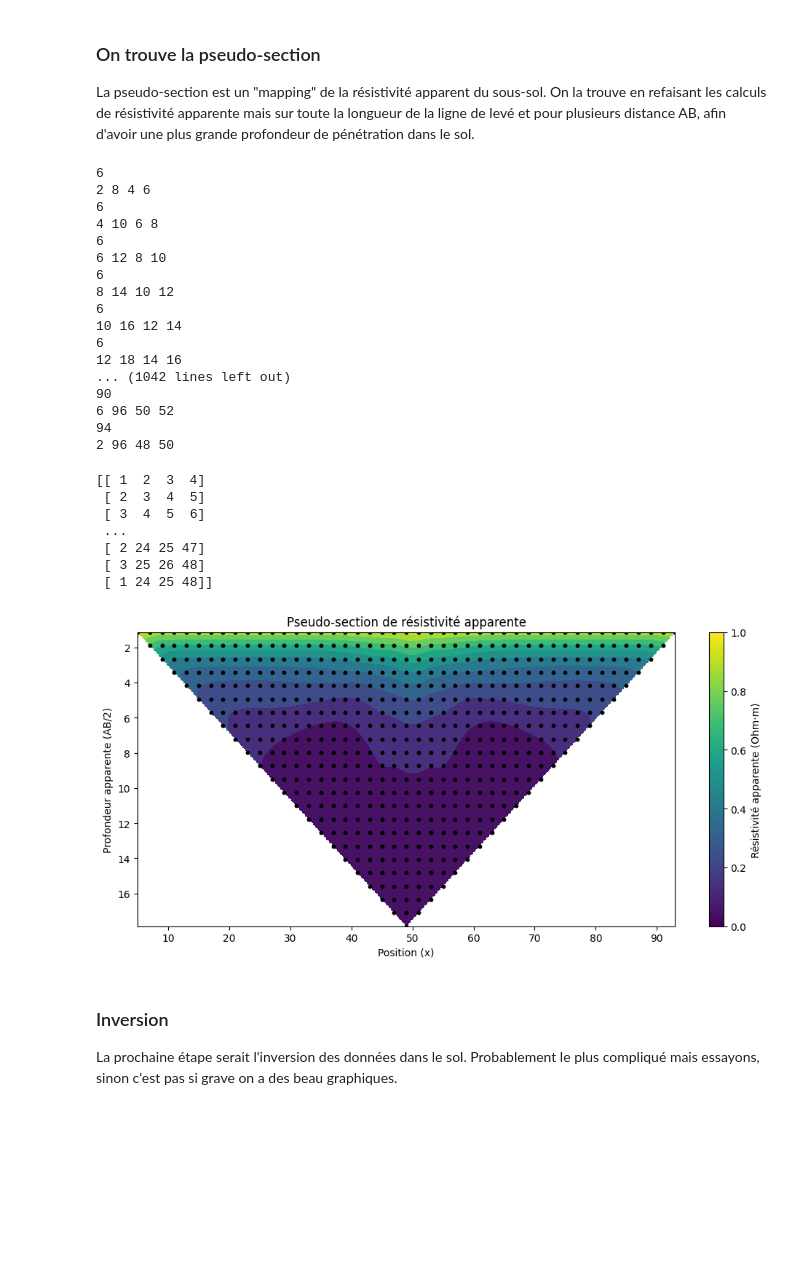
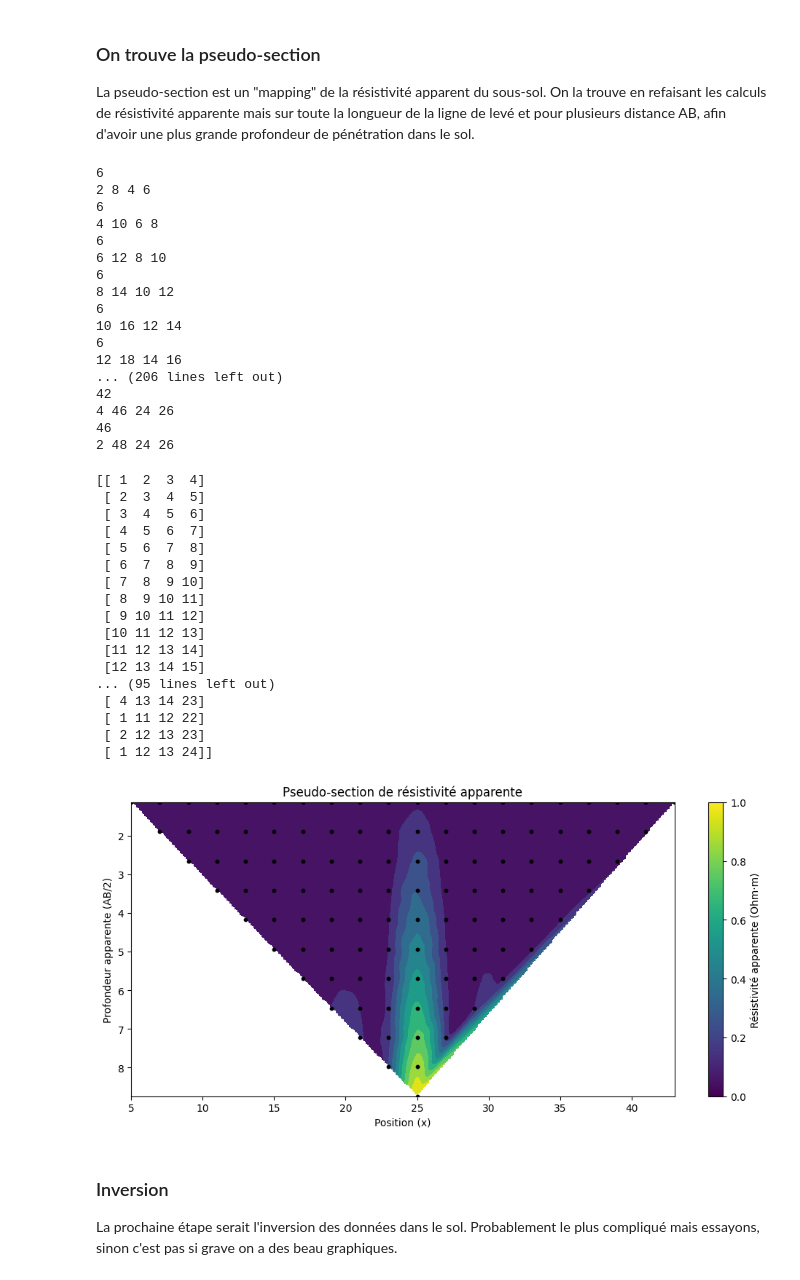
Before and after one commit to AlexandreChevrette/ProjetFinal_PhysiqueNumerique, a Jupyter notebook: Projet_physnum.ipynb, the cells around one changed output. Saved outputs shown, nothing was run; the diff lists cells and outputs as text; code cells hidden in the pictures; blank space fills up the shorter version.

```diff
--- a/Projet_physnum.ipynb
+++ b/Projet_physnum.ipynb
@@ -29,20 +30,20 @@ N = (dim-2, (dim//2)+2)
 # %% [markdown]
 ### On met une matrice de conductivité
 # %%
-sigma_init = 0.01*np.ones((dim, dim))#np.random.uniform(low=1, high=10, size=(dim, dim)) # Initialise une matrice de conductivité
+sigma_init = 0.01*np.ones((dim_y, dim_x))#np.random.uniform(low=1, high=10, size=(dim, dim)) # Initialise une matrice de conductivité
 
 # Les deux prochaines ligne sont pour créer une inclusion dans le sol
-xx, yy = np.meshgrid(np.arange(dim), np.arange(dim), indexing='ij')
-sigma_init[(xx-85)**2 + (yy-50)**2 <= 10**2] = 1/1000
+xx, yy = np.meshgrid(np.arange(dim_y), np.arange(dim_x), indexing='ij')
+sigma_init[(xx-25)**2 + (yy-25)**2 <= 3**2] = 1/1000
 
 
 # sigma_init[: 90, dim//2 - 50: dim//2 + 50] = 1000
 
 # J'initialise le potentiel
-pot_init = np.zeros((dim, dim))
+pot_init = np.zeros((dim_y, dim_x))
 
 # Je fais une matrice de courant dans laquelle il n'y a que les point d'injection A et B.
-courant_init = np.zeros((dim, dim))
+courant_init = np.zeros((dim_y, dim_x))
 courant_init[A[0], A[1]] = I
 courant_init[B[0], B[1]] = -I
 
@@ -237,17 +242,17 @@ Text(0.5, 0, 'Demi-distance entre les électrodes [m]')
 La pseudo-section est un "mapping" de la résistivité apparent du sous-sol. On la trouve en refaisant les calculs de résistivité apparente mais sur toute la longueur de la ligne de levé et pour plusieurs distance AB, afin d'avoir une plus grande profondeur de pénétration dans le sol.
 # %%
 # On trouve la pseudo-section
-def pseudo_section(dimension, cond, I):
+def pseudo_section(dimension_x, dimension_y, cond, I):
     rho = [] # initialise une liste de résistivité apparente
     x = [] # initialise une liste de position en x
     z = [] # initialise une liste de position en z (profondeur)
     electrode_pos = []
 
     # Premiers points de la ligne de levé
-    A_i = [dimension-2, 2]
-    M_i = [dimension-2, 4]
-    N_i = [dimension-2, 6]
-    B_i = [dimension-2, 8]
+    A_i = [dimension_y-2, 2]
+    M_i = [dimension_y-2, 4]
+    N_i = [dimension_y-2, 6]
+    B_i = [dimension_y-2, 8]
 
     # Points modifiable
     A_i_modif = A_i.copy()
@@ -256,7 +261,7 @@ def pseudo_section(dimension, cond, I):
     N_i_modif = N_i.copy()
 
     # La loop continue tant que la distance AB n'atteint pas près de la dimension de la matrice initiale
-    while B_i_modif[1] - A_i_modif[1] <= dimension-4:
+    while B_i_modif[1] - A_i_modif[1] <= dimension_x-4:
 
         # On isole les positions en x des électrodes
         a, b, m, n = A_i_modif[1], B_i_modif[1], M_i_modif[1], N_i_modif[1]
@@ -267,17 +272,17 @@ def pseudo_section(dimension, cond, I):
         print(a, b, m, n)
 
         # Initialise une nouvelle matrice de courant
-        I0 = np.zeros((dimension, dimension))
+        I0 = np.zeros((dimension_y, dimension_x))
 
         # Initialise une nouvelle matrice potentiel
-        V_i = np.zeros((dimension, dimension))
+        V_i = np.zeros((dimension_y, dimension_x))
 
         # On place les point d'injections de courant aux point A et B
         I0[A_i_modif[0], A_i_modif[1]]=I
         I0[B_i_modif[0], B_i_modif[1]]=-I
 
         # On trouve la matrice de potentiel
-        V = find_pot(V_i, cond, I0, DIM=dimension)
+        V = find_pot(V_i, cond, I0)
 
         # On trouve la différence de potentiel entre les point M et N
         V_MN = V[M_i_modif[0], M_i_modif[1]] - V[N_i_modif[0], N_i_modif[1]]#pot_for_schlumb(V, M_i_modif, N_i_modif)
@@ -303,7 +308,7 @@ def pseudo_section(dimension, cond, I):
         N_i_modif[1] += 2
 
         # Condition de fin de ligne
-        if B_i_modif[1] >= dimension-2:
+        if B_i_modif[1] >= dimension_x-2:
             # On ramène à la position de départ et on ajoute un écart entre les électrodes
             A_i_modif[1] = 2
             B_i_modif[1] = B_i[1] + 4
@@ -317,7 +322,7 @@ def pseudo_section(dimension, cond, I):
     # On retourne les positions et la résistivité
     return np.array(x), np.array(z), np.array(rho), np.array(electrode_pos)
 # %%
-pseudo_section_array = pseudo_section(dim, sigma_init, I)
+pseudo_section_array = pseudo_section(dim_x, dim_y, sigma_init, I)
 # %% [output]
 6
 2 8 4 6
@@ -331,18 +336,16 @@ pseudo_section_array = pseudo_section(dim, sigma_init, I)
 10 16 12 14
 6
 12 18 14 16
-... (1042 lines left out)
-90
-6 96 50 52
-94
-2 96 48 50
+... (206 lines left out)
+42
+4 46 24 26
+46
+2 48 24 26
 # %%
 import pandas as pd
 x, z, rho_app, pos_elec = pseudo_section_array
 
-print(pos_elec)
-
-with pd.ExcelWriter(r"C:\Users\obour\OneDrive - Université Laval\Bureau\Physique numérique\Projet\data_inv.xlsx", engine="openpyxl") as writer:
+with pd.ExcelWriter(r"C:\Users\obour\OneDrive - Université Laval\Bureau\Physique numérique\Projet\data_inv_2.xlsx", engine="openpyxl") as writer:
     pd.DataFrame(x).to_excel(writer, sheet_name="x", index=False, header='x')
     pd.DataFrame(z).to_excel(writer, sheet_name="z", index=False, header='z')
     pd.DataFrame(rho_app).to_excel(writer, sheet_name="rho", index=False, header='rho')
@@ -357,38 +360,48 @@ zi = np.linspace(z.min(), z.max(), 200)
 
 XI, ZI = np.meshgrid(xi, zi)
 
 # interpolation
 RHOI = griddata((x, z), rho_app, (XI, ZI), method='cubic')
 
 plt.figure(figsize=(10, 5))
 
 # contour rempli
 plt.contourf(XI, ZI, RHOI, levels=10)
 # plt.imshow(RHOI, origin='lower')
 
 # points de mesure (optionnel mais pro)
 plt.scatter(x, z, c='k', s=10)
 
 plt.gca().invert_yaxis()  # profondeur vers le bas
 
 plt.xlabel("Position (x)")
 plt.ylabel("Profondeur apparente (AB/2)")
 
 plt.title("Pseudo-section de résistivité apparente")
 
 plt.colorbar(label="Résistivité apparente (Ohm·m)")
 
 plt.tight_layout()
 plt.show()
 # %% [output]
 [[ 1  2  3  4]
  [ 2  3  4  5]
  [ 3  4  5  6]
- ...
- [ 2 24 25 47]
- [ 3 25 26 48]
- [ 1 24 25 48]]
+ [ 4  5  6  7]
+ [ 5  6  7  8]
+ [ 6  7  8  9]
+ [ 7  8  9 10]
+ [ 8  9 10 11]
+ [ 9 10 11 12]
+ [10 11 12 13]
+ [11 12 13 14]
+ [12 13 14 15]
+... (95 lines left out)
+ [ 4 13 14 23]
+ [ 1 11 12 22]
+ [ 2 12 13 23]
+ [ 1 12 13 24]]
-[figure, old version]
+[figure, new version]
 # %% [markdown]
 ### Inversion
 
```
Also changed, not shown: parts of 6 cells of this notebook.
